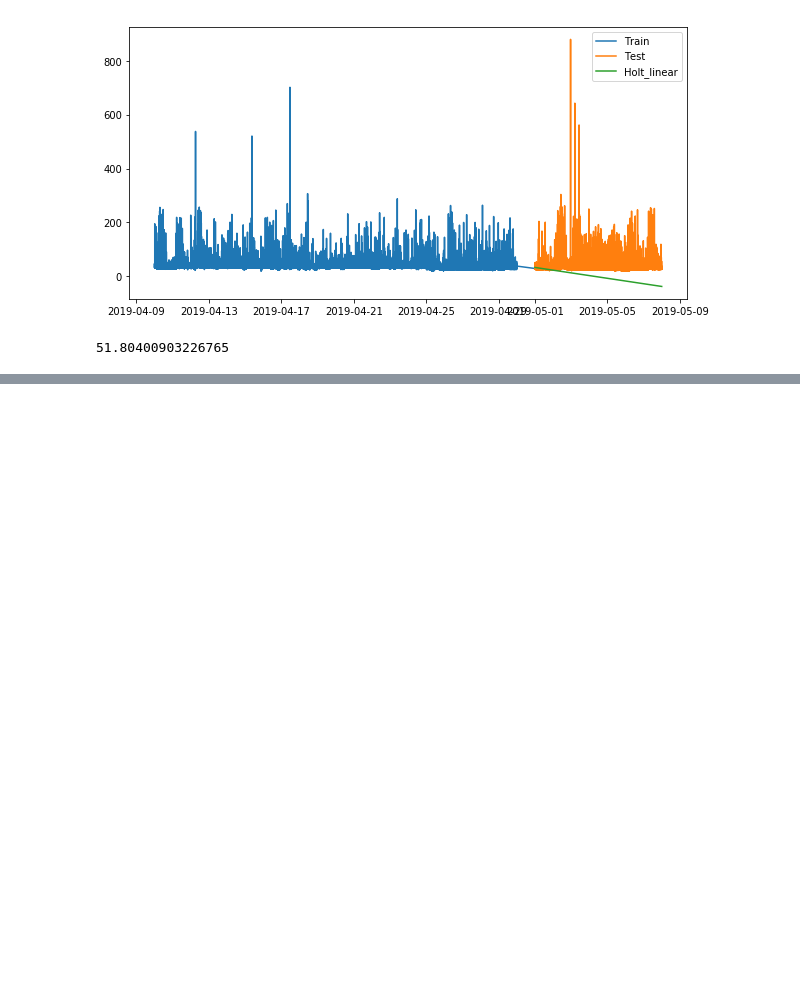
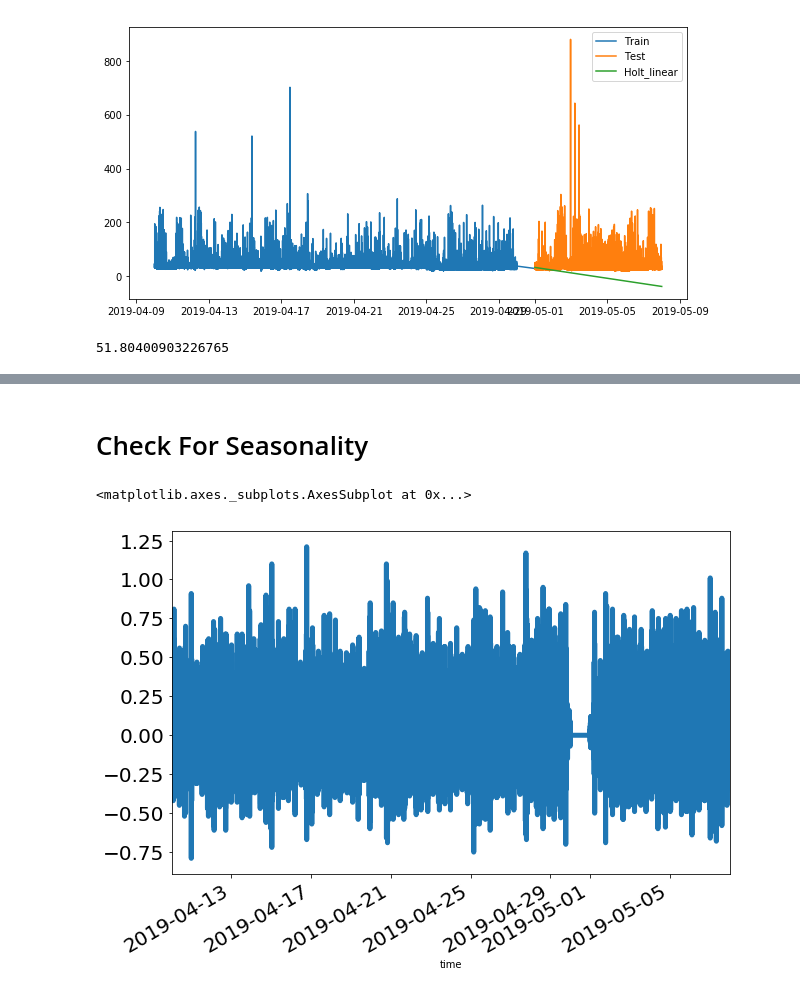
Before and after one commit to ashishsethia777/Github, a Jupyter notebook: TimeSer2Uni.ipynb, the cells around one changed output, grey strips where cells are left out. Cells and saved outputs as stored; diff of their text form; code cells hidden in the pictures; blank space fills up the shorter version.

```diff
--- a/TimeSer2Uni.ipynb
+++ b/TimeSer2Uni.ipynb
@@ -246,0 +303,7 @@ array(['Availability'], dtype=object)
+# %% [markdown]
+# Check For Seasonality
+# %%
+sam3['value'].diff().plot(figsize=(10,7), linewidth=5, fontsize=20)
+# %% [output]
+<matplotlib.axes._subplots.AxesSubplot at 0x...>
+[figure, added]
```
Also changed, not shown: parts of 56 cells of this notebook.
